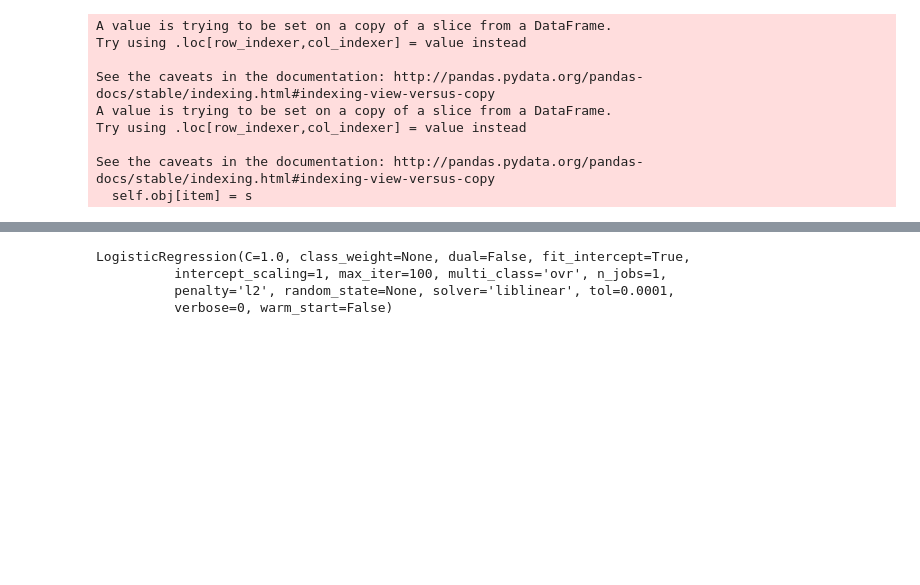
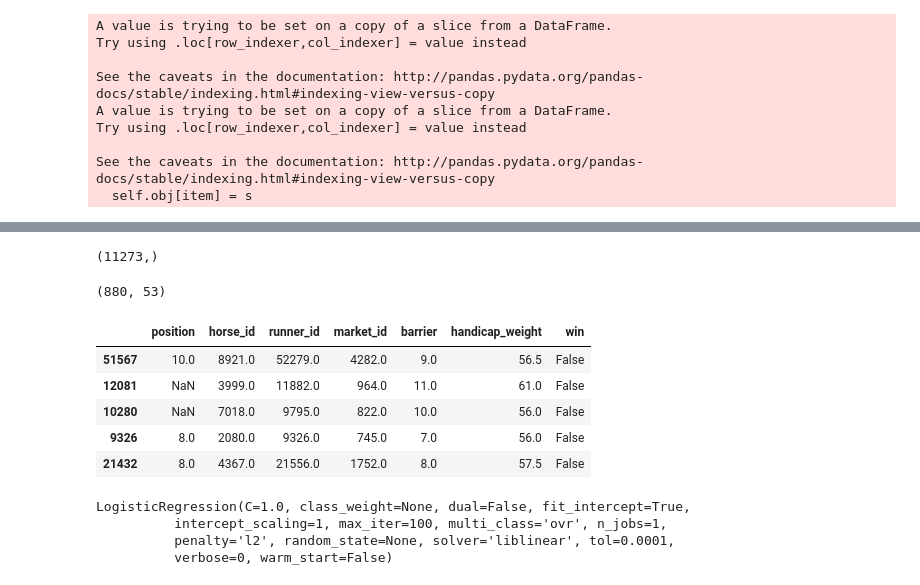
Before and after one commit to ryankresse/horses, a Jupyter notebook: multiclass.ipynb, the cells around one changed output, grey strips where cells are left out. Saved outputs shown, nothing was run; the diff lists cells and outputs as text; code cells hidden in the pictures; blank space fills up the shorter version.

```diff
--- a/multiclass.ipynb
+++ b/multiclass.ipynb
@@ -124,0 +230,11 @@ allOdds = pd.read_csv("input/odds.csv")
+# %%
+runnerClassDf.runner_id.unique().shape
+# %% [output]
+(11273,)
+# %%
+colNum = raceMask.shape[1]
+zeroMask = (raceData[:,0:] < 1)[:,0]
+raceData = raceData[~zeroMask, :]
+raceData.shape
+# %% [output]
+(880, 53)
@@ -125,3 +244,12 @@ allOdds = pd.read_csv("input/odds.csv")
+# %%
+df_features.head()
+# %% [output]
+|  | position | horse_id | runner_id | market_id | barrier | handicap_weight | win |
+| 51567 | 10.0 | 8921.0 | 52279.0 | 4282.0 | 9.0 | 56.5 | False |
+| 12081 | NaN | 3999.0 | 11882.0 | 964.0 | 11.0 | 61.0 | False |
+| 10280 | NaN | 7018.0 | 9795.0 | 822.0 | 10.0 | 56.0 | False |
+| 9326 | 8.0 | 2080.0 | 9326.0 | 745.0 | 7.0 | 56.0 | False |
+| 21432 | 8.0 | 4367.0 | 21556.0 | 1752.0 | 8.0 | 57.5 | False |
 # %%
 from sklearn.linear_model import LogisticRegression
 lr = LogisticRegression()
```
Also changed, not shown: parts of 24 cells of this notebook, 3 other files.
